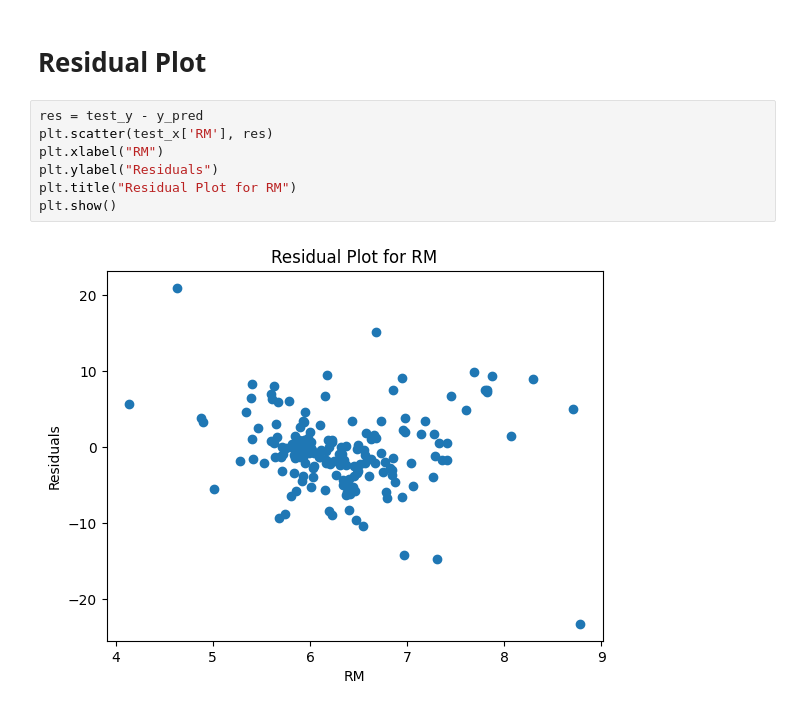
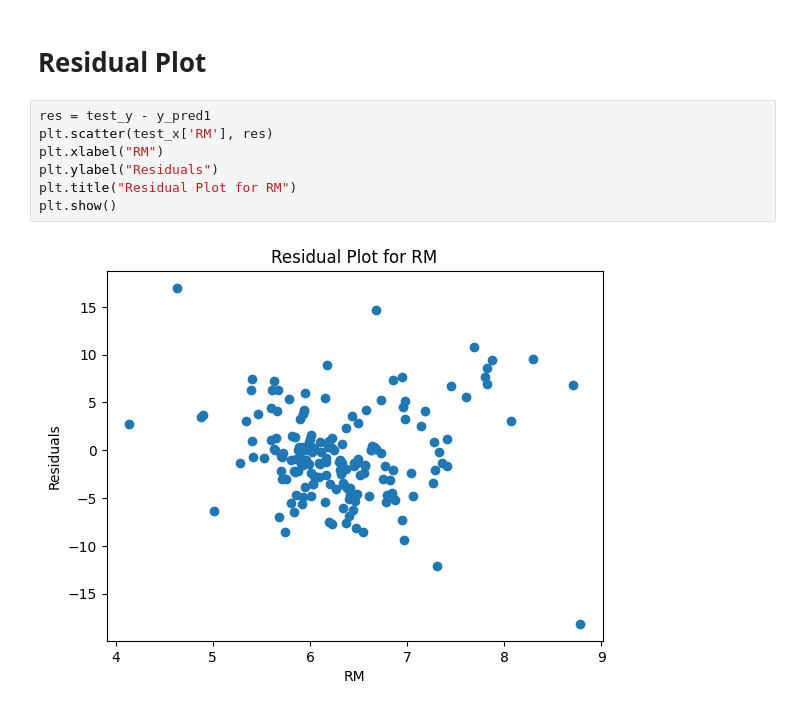
Before and after one commit to ishangautam7/BCT, a Jupyter notebook: 3rd sem/Foundation of Data Science/Linear Regression/assignment.ipynb, the cells around one changed output. Drawn from its saved outputs; the diff is of its cells as text.

```diff
--- a/3rd sem/Foundation of Data Science/Linear Regression/assignment.ipynb
+++ b/3rd sem/Foundation of Data Science/Linear Regression/assignment.ipynb
@@ -115,11 +120,11 @@ and this is exactly opposite for negative coefficient if coefficient is negative
 # %% [markdown]
 # Residual Plot
 # %%
-res = test_y - y_pred
+res = test_y - y_pred1
 plt.scatter(test_x['RM'], res)
 plt.xlabel("RM")
 plt.ylabel("Residuals")
 plt.title("Residual Plot for RM")
 plt.show()
 # %% [output]
-[figure, old version]
+[figure, new version]
```
Also changed, not shown: parts of 4 cells of this notebook, 8 other files.
